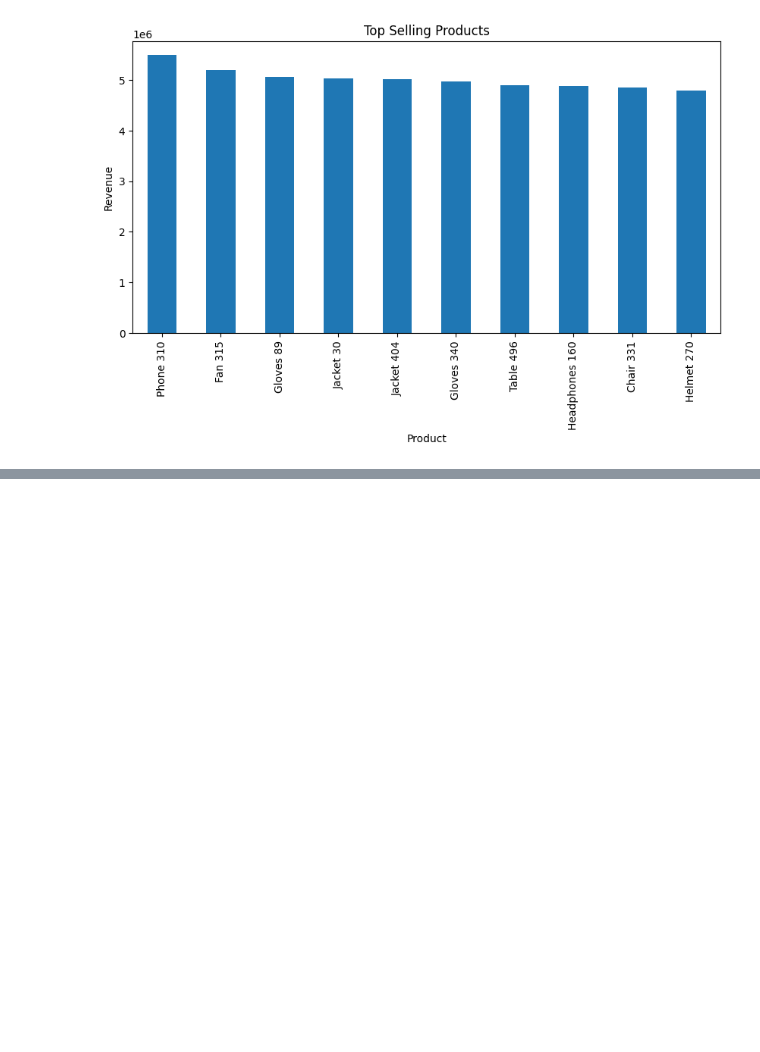
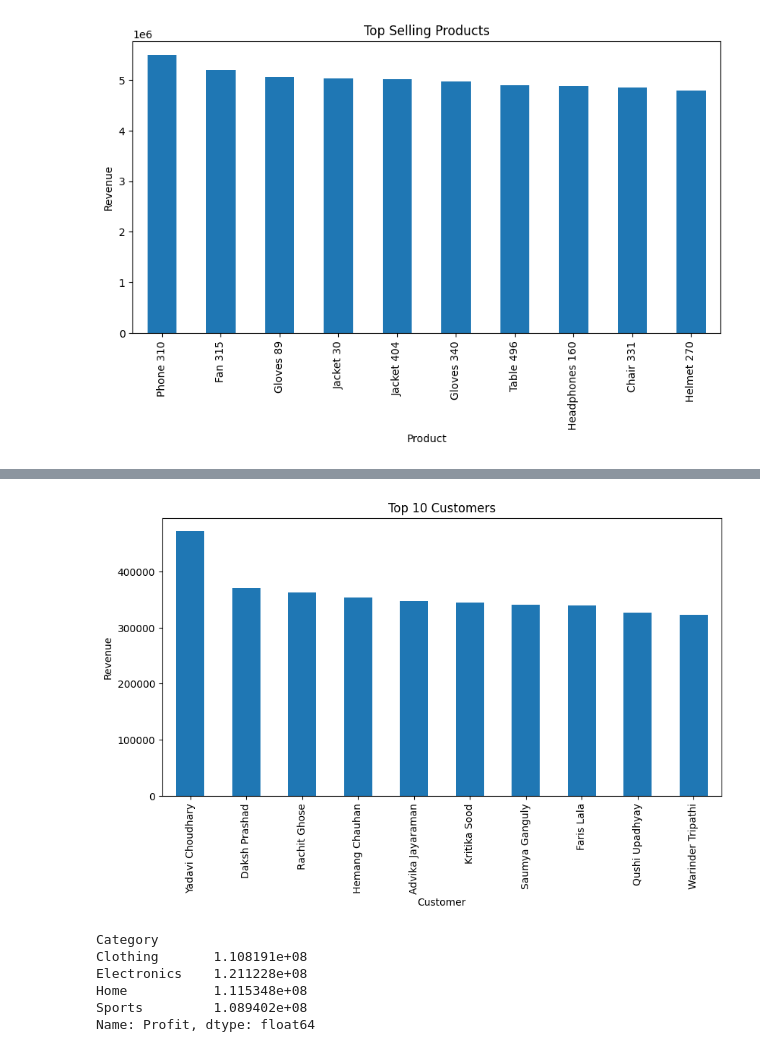
Before and after one commit to Abhishek-Savita-3012/Retail-Sales-Inventory-Analytics, a Jupyter notebook: python/eda.ipynb, the cells around one changed output, grey strips where cells are left out. Cells and saved outputs as stored; diff of their text form; code cells hidden in the pictures; blank space fills up the shorter version.

```diff
--- a/python/eda.ipynb
+++ b/python/eda.ipynb
@@ -446,0 +481,11 @@ sales_data.to_csv(
+# %%
+#Step 2: Top 10 Customers
+top_customers = (
+    sales_data
+    .groupby("CustomerName")["Sales"]
+    .sum()
+    .sort_values(ascending=False)
+    .head(10)
+)
+
+top_customers
@@ -446,0 +505,26 @@ sales_data.to_csv(
+# %%
+top_customers.plot(kind="bar")
+
+plt.title("Top 10 Customers")
+plt.xlabel("Customer")
+plt.ylabel("Revenue")
+
+plt.show()
+# %% [output]
+[figure, added]
+# %%
+#Step 3: Category-wise Profit
+category_profit = (
+    sales_data
+    .groupby("Category")["Profit"]
+    .sum()
+)
+
+category_profit
+# %% [output]
+Category
+Clothing       1.108191e+08
+Electronics    1.211228e+08
+Home           1.115348e+08
+Sports         1.089402e+08
+Name: Profit, dtype: float64
```
Also changed, not shown: parts of 21 cells of this notebook, 8 other files.
